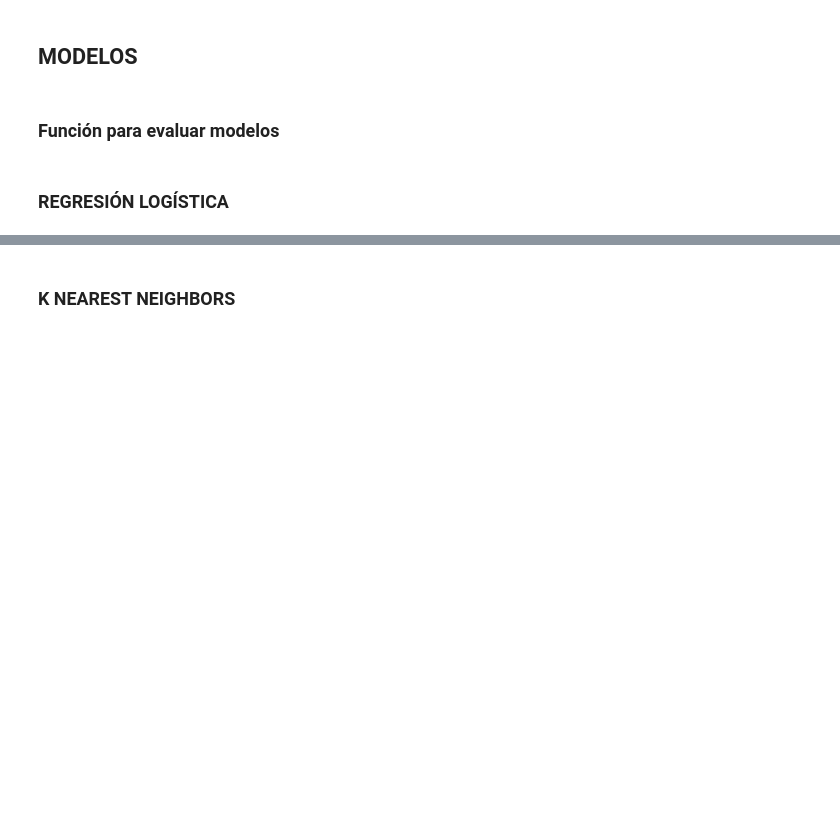
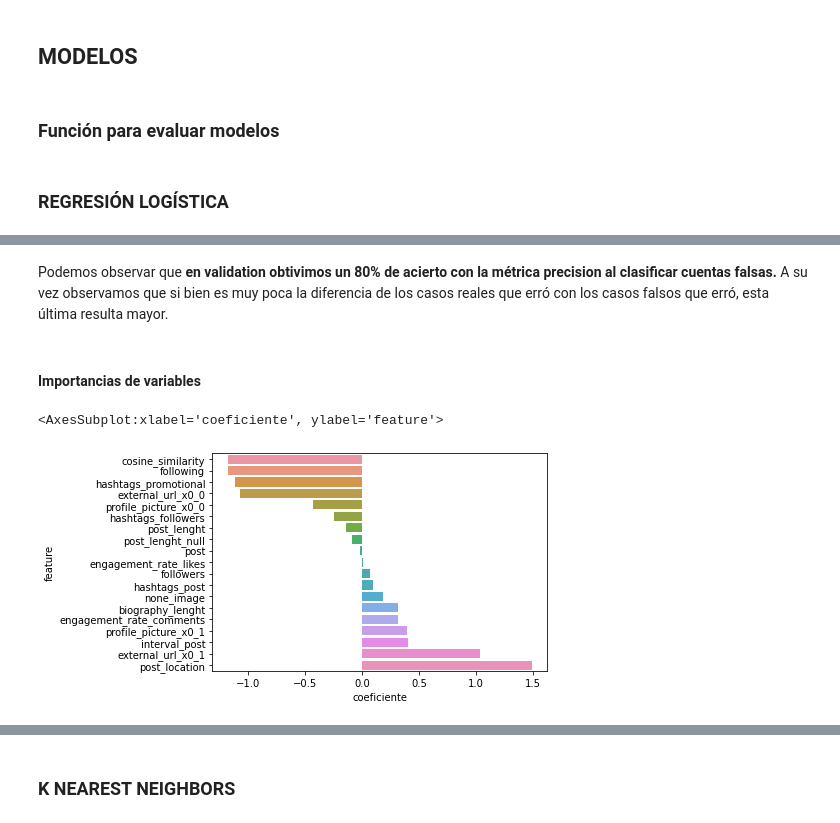
Before and after one commit to MiguelIribas/MachineLearning, a Jupyter notebook: tp2_experimentation.ipynb, the cells around one changed output, grey strips where cells are left out. Drawn from its saved outputs; the diff is of its cells as text; code cells hidden in the pictures; blank space fills up the shorter version.

```diff
--- a/tp2_experimentation.ipynb
+++ b/tp2_experimentation.ipynb
@@ -195,3 +207,18 @@ evaluate_model(model_lr)
 [figure]
+# %% [markdown]
+Podemos observar que **en validation obtivimos un 80% de acierto con la métrica precision al clasificar cuentas falsas.** A su vez observamos que si bien es muy poca la diferencia de los casos reales que erró con los casos falsos que erró, esta última resulta mayor.
+# %% [markdown]
+#### Importancias de variables
 # %%
-ver grafico de coeficientes
+clf = model_lr.named_steps['classifier']
+clf.coef_  # los pesos que aprendió la regresión logística!
+
+df_importance = pd.DataFrame({
+    'feature': mapper.transformed_names_,
+    'coeficiente': clf.coef_[0],
+}).sort_values(by='coeficiente')
+
+sns.barplot(data=df_importance, x='coeficiente', y='feature')
+# %% [output]
+<AxesSubplot:xlabel='coeficiente', ylabel='feature'>
+[figure, added]
```
Also changed, not shown: parts of 24 cells of this notebook.
